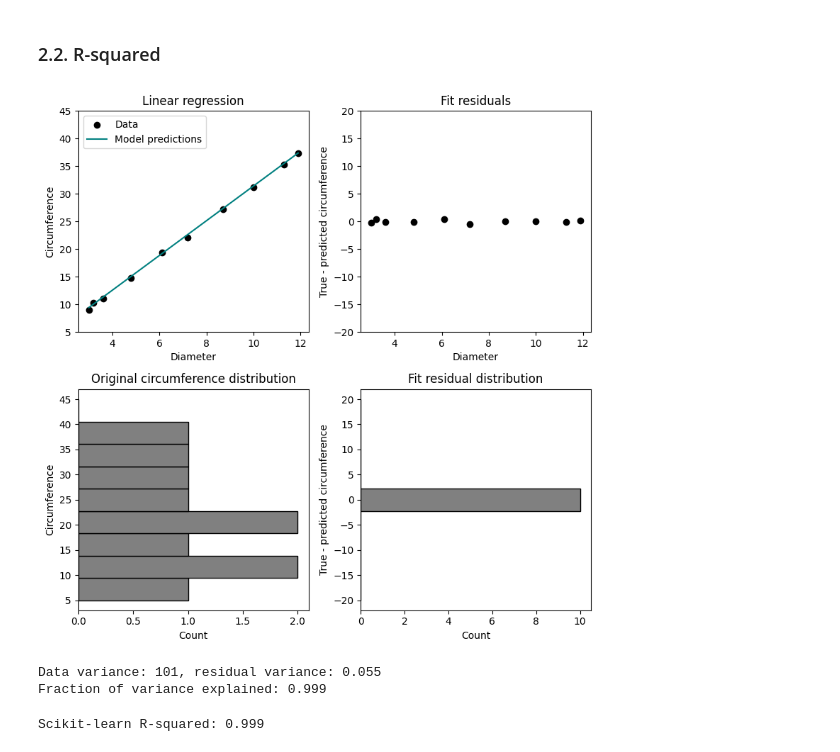
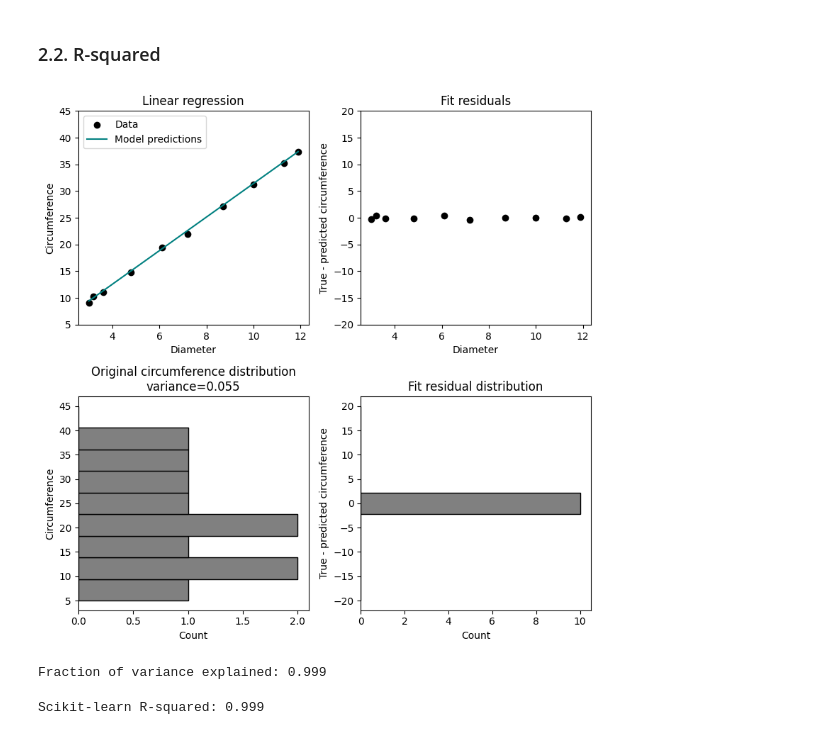
Before and after one commit to kebo0267/AI_ML_Classwork, a Jupyter notebook: class_demo/Lesson_19_demo.ipynb, the cells around one changed output. Drawn from its saved outputs; the diff is of its cells as text; code cells hidden in the pictures.

```diff
--- a/class_demo/Lesson_19_demo.ipynb
+++ b/class_demo/Lesson_19_demo.ipynb
@@ -43,8 +38,7 @@ A regression model predicts the value of a continuous output variable (label) fr
 
 ### 1.1. Regression problem: circumference of a circle
 # %%
-url = 'https://gperdrizet.github.io/FSA_devops/assets/data/unit3/diameter_circumference.csv'
-df = pd.read_csv(url)
+df = pd.read_csv('diameter_circumference.csv')
 df
 # %% [output]
 |  | diameter | circumference |
@@ -79,6 +73,8 @@ plt.show()
 # %%
+from sklearn.linear_model import LinearRegression
+
+# Create an instance of sklearn's LinearRegression() class
 model = LinearRegression()
-model.fit(df['diameter'].to_frame(), df['circumference'])
-predicted_circumference = model.predict(df['diameter'].to_frame())
 
-print(f'Slope: {model.coef_[0]:.3f}')
+# Train the model
+result = model.fit(df['diameter'].to_frame(), df['circumference'])
@@ -133,47 +142,45 @@ MAE:  0.1842 inches
 # %% [markdown]
 ### 2.2. R-squared
 # %%
+circumference_variance = np.var(df['circumference'])
+residual_variance = np.var(residuals)
+
 fig, axs = plt.subplots(2,2, figsize=(8,8))
 axs = axs.flatten()
 
 axs[0].set_title('Linear regression')
 axs[0].scatter(df['diameter'], df['circumference'], color='black', label='Data')
 axs[0].plot(df['diameter'], circumference_predictions, color='teal', label='Model predictions')
 axs[0].set_ylim(5, 45)
 axs[0].set_xlabel('Diameter')
 axs[0].set_ylabel('Circumference')
 axs[0].legend(loc='upper left')
 
 axs[1].set_title('Fit residuals')
 axs[1].scatter(df['diameter'], residuals, color='black')
 axs[1].set_ylim(-20, 20)
 axs[1].set_xlabel('Diameter')
 axs[1].set_ylabel('True - predicted circumference')
 
 bins = np.linspace(5, 45, 10)
-axs[2].set_title('Original circumference distribution')
+axs[2].set_title(f'Original circumference distribution\nvariance={circumference_variance:.3f}')
 axs[2].hist(df['circumference'], color='grey', edgecolor='black', bins = bins, orientation='horizontal')
 axs[2].set_xlabel('Count')
 axs[2].set_ylabel('Circumference')
 
 bins = np.linspace(-20, 20, 10)
+axs[2].set_title(f'Original circumference distribution\nvariance={residual_variance:.3f}')
 axs[3].set_title('Fit residual distribution')
 axs[3].hist(residuals, color='grey', edgecolor='black', bins=bins, orientation='horizontal')
 axs[3].set_xlabel('Count')
 axs[3].set_ylabel('True - predicted circumference')
 
 fig.tight_layout()
 # %% [output]
-[figure, old version]
+[figure, new version]
 # %%
-y_var = np.var(df['circumference'])
-y_residual_var = np.var(residuals)
-
-variance_explained = 1 - (y_residual_var / y_var)
-
-print(f'Data variance: {y_var:.0f}, residual variance: {y_residual_var:.3f}')
+variance_explained = 1 - (residual_variance / circumference_variance)
 print(f'Fraction of variance explained: {variance_explained:.3f}')
 # %% [output]
-Data variance: 101, residual variance: 0.055
 Fraction of variance explained: 0.999
 # %%
```
Also changed, not shown: parts of 30 cells of this notebook, 9 other files.
